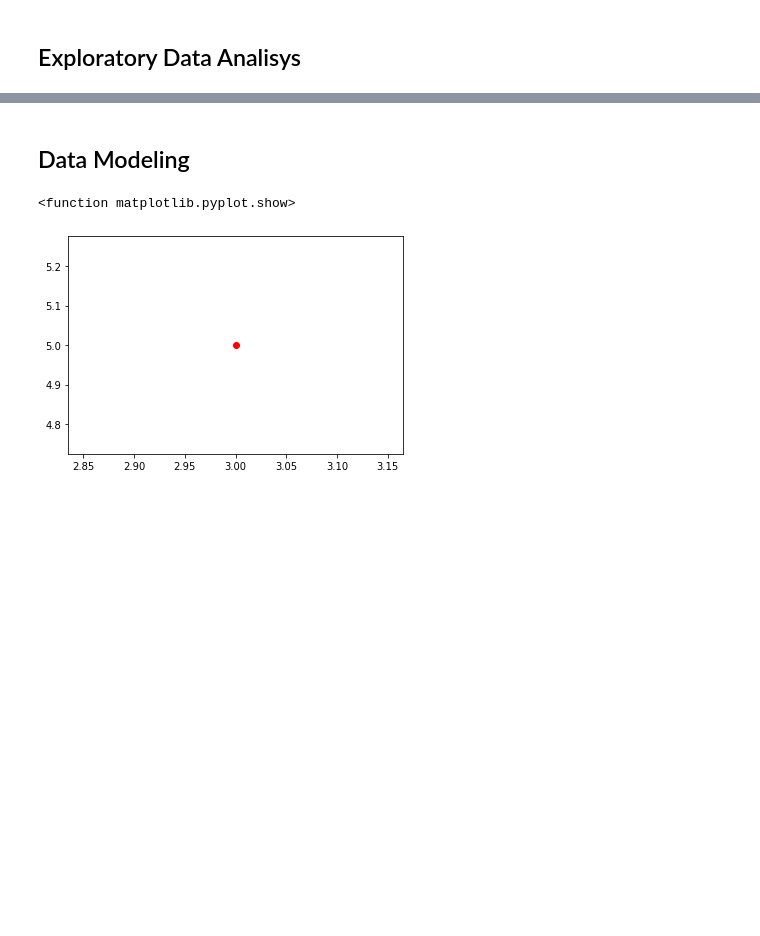
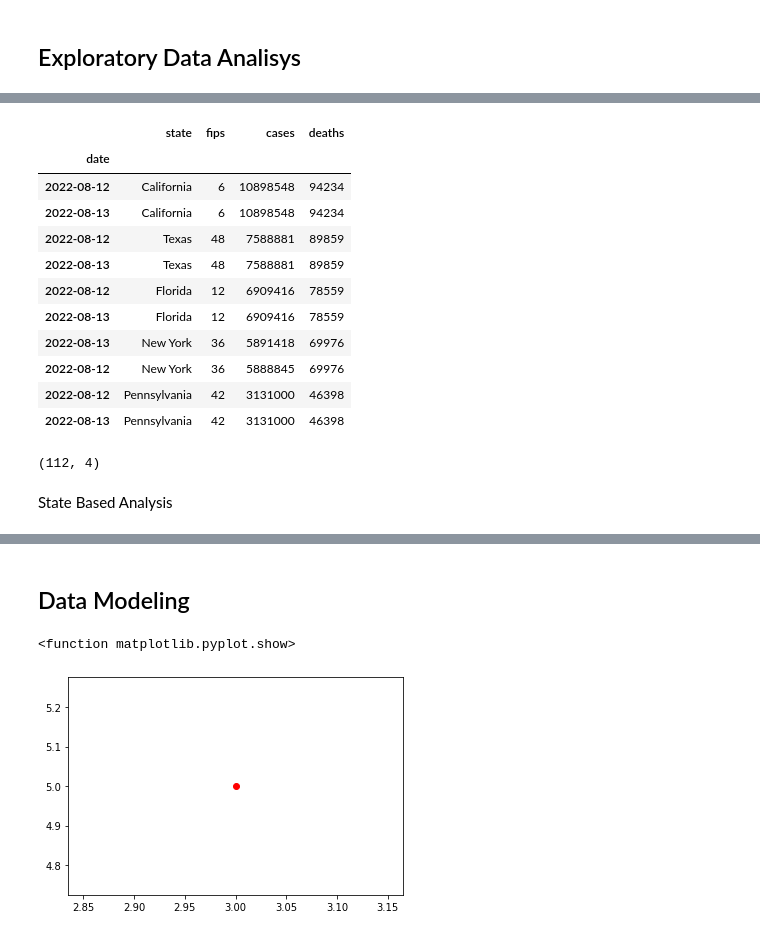
Before and after one commit to asushalaev/DataSciencePortfolio, a Jupyter notebook: DataSciencePortfolioProject.ipynb, the cells around one changed output, grey strips where cells are left out. Drawn from its saved outputs; the diff is of its cells as text; code cells hidden in the pictures; blank space fills up the shorter version.

```diff
--- a/DataSciencePortfolioProject.ipynb
+++ b/DataSciencePortfolioProject.ipynb
@@ -6,0 +115,22 @@
+# %%
+current_df = df.loc[daybefore:today].sort_values(by=["deaths", "cases"], ascending=False)
+current_df.head(10)
+# %% [output]
+|  | state | fips | cases | deaths |
+| date |  |  |  |  |
+| 2022-08-12 | California | 6 | 10898548 | 94234 |
+| 2022-08-13 | California | 6 | 10898548 | 94234 |
+| 2022-08-12 | Texas | 48 | 7588881 | 89859 |
+| 2022-08-13 | Texas | 48 | 7588881 | 89859 |
+| 2022-08-12 | Florida | 12 | 6909416 | 78559 |
+| 2022-08-13 | Florida | 12 | 6909416 | 78559 |
+| 2022-08-13 | New York | 36 | 5891418 | 69976 |
+| 2022-08-12 | New York | 36 | 5888845 | 69976 |
+| 2022-08-12 | Pennsylvania | 42 | 3131000 | 46398 |
+| 2022-08-13 | Pennsylvania | 42 | 3131000 | 46398 |
+# %%
+current_df.shape
+# %% [output]
+(112, 4)
+# %% [markdown]
+State Based Analysis
```
Also changed, not shown: parts of 28 cells of this notebook.
